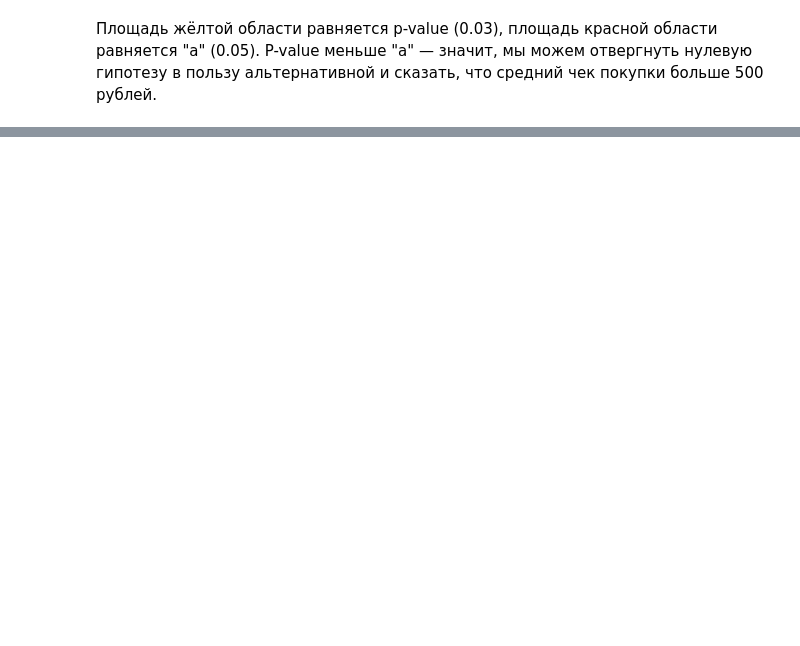
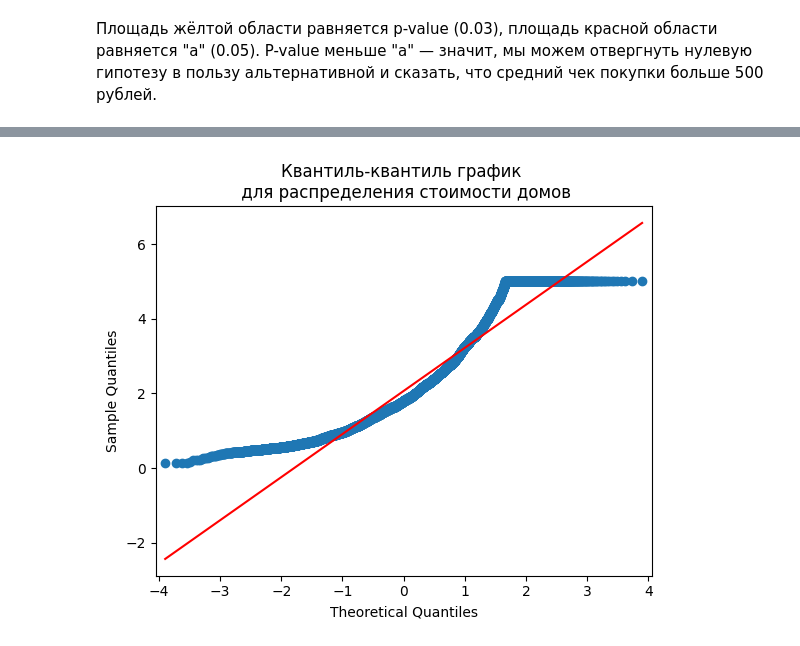
Before and after one commit to DadonovIV/for_sf_ds, a Jupyter notebook: EDA/EDA_4/EDA_4.ipynb, the cells around one changed output, grey strips where cells are left out. Saved outputs shown, nothing was run; the diff lists cells and outputs as text; code cells hidden in the pictures; blank space fills up the shorter version.

```diff
--- a/EDA/EDA_4/EDA_4.ipynb
+++ b/EDA/EDA_4/EDA_4.ipynb
@@ -231,0 +432,18 @@ H1: "mu1" > 500
+# %%
+import numpy as np
+import statsmodels.api as sm
+from sklearn import datasets
+from matplotlib import pyplot as plt
+
+# загружаем данные
+dataset = datasets.fetch_california_housing()
+data = dataset.target
+
+# задаём параметры квантиль-квантиль графика
+sm.qqplot(data, line='s')
+plt.title('Квантиль-квантиль график \n для распределения стоимости домов')
+
+# отображаем квантиль-квантиль график
+plt.show()
+# %% [output]
+[figure, added]
```
Also changed, not shown: parts of 101 cells of this notebook, 19 other files.
